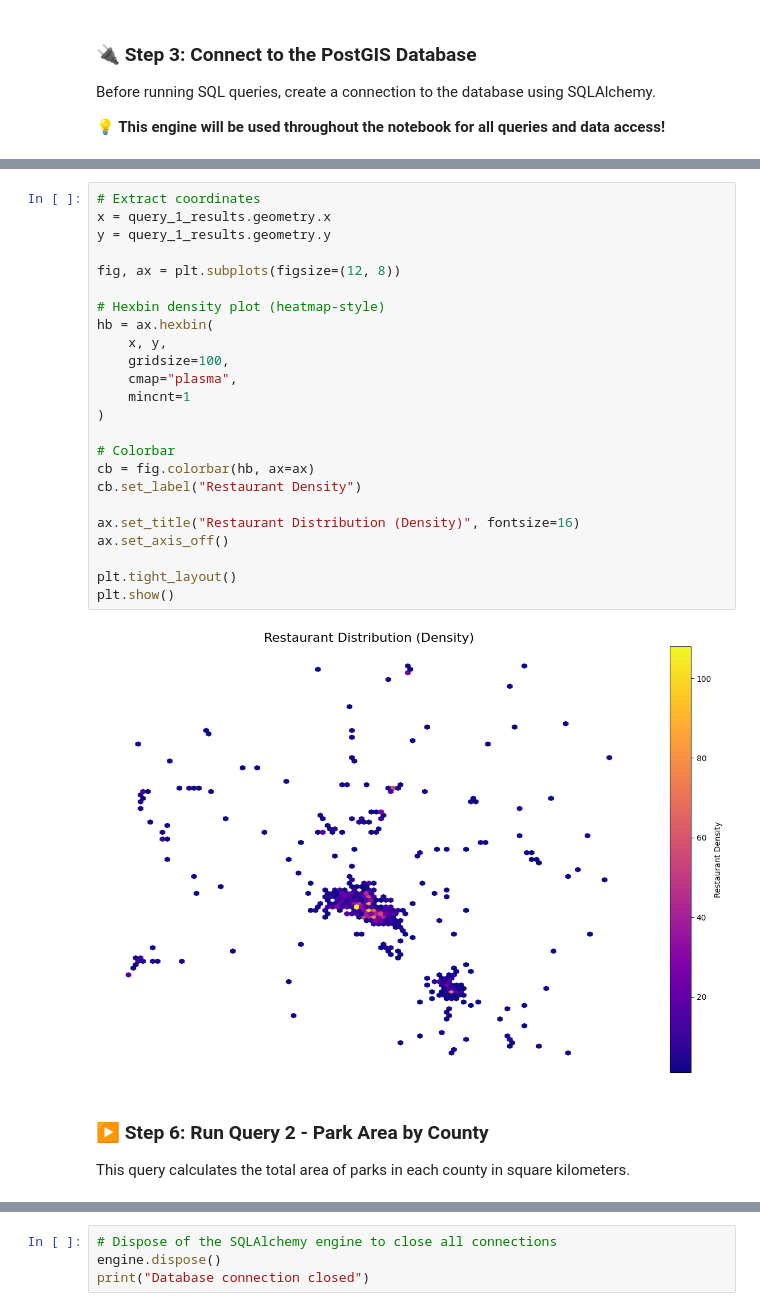
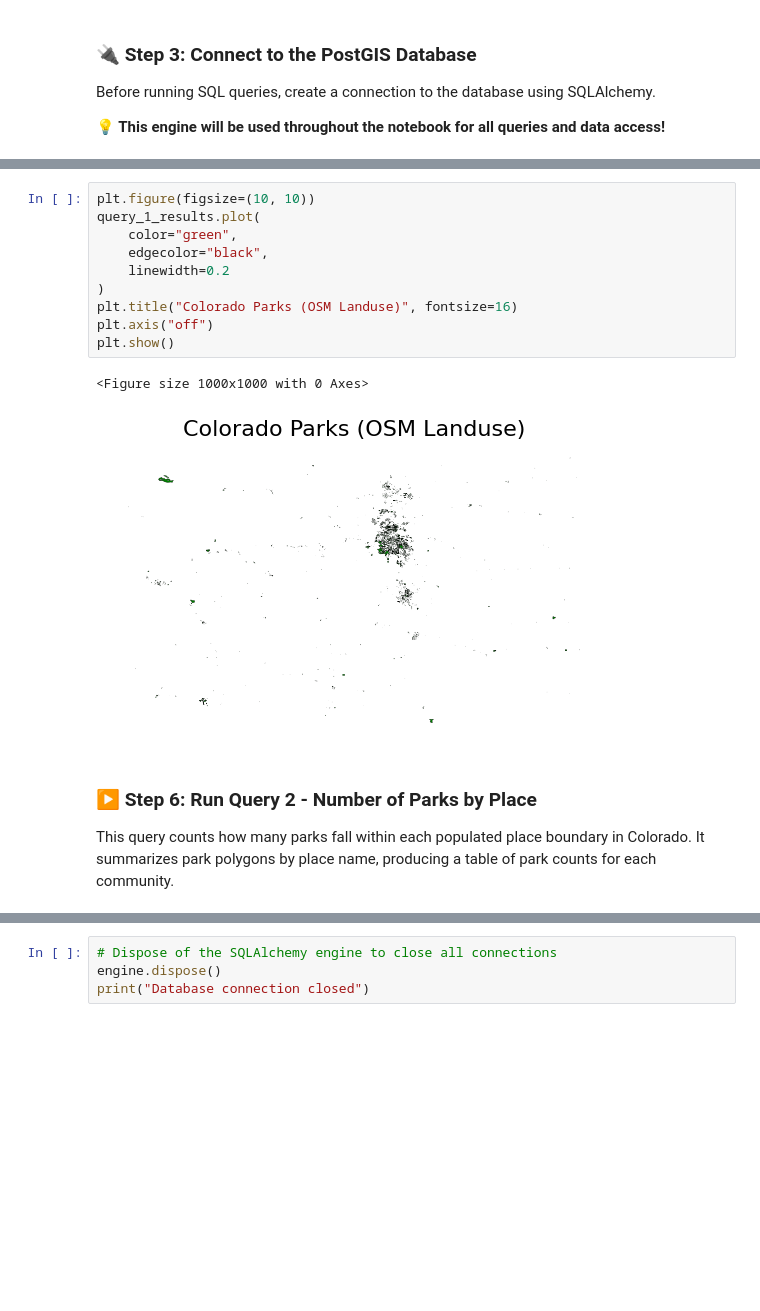
Before and after one commit to vswigart/gist604b-osm-postgis-sp26, a Jupyter notebook: notebooks/osm_postgis_queries_Colorado.ipynb, the cells around one changed output, grey strips where cells are left out. Saved outputs shown, nothing was run; the diff lists cells and outputs as text; blank space fills up the shorter version.

```diff
--- a/notebooks/osm_postgis_queries_Colorado.ipynb
+++ b/notebooks/osm_postgis_queries_Colorado.ipynb
@@ -168,31 +171,19 @@ In this map, restaurant locations are aggregated into hexagonal bins, allowing y
-# %%
-# Extract coordinates
-x = query_1_results.geometry.x
-y = query_1_results.geometry.y
-
-fig, ax = plt.subplots(figsize=(12, 8))
-
-# Hexbin density plot (heatmap-style)
-hb = ax.hexbin(
-    x, y,
-    gridsize=100,
-    cmap="plasma",
-    mincnt=1
-)
-
-# Colorbar
-cb = fig.colorbar(hb, ax=ax)
-cb.set_label("Restaurant Density")
-
-ax.set_title("Restaurant Distribution (Density)", fontsize=16)
-ax.set_axis_off()
-
-plt.tight_layout()
-plt.show()
-# %% [output]
-[figure, removed]
-# %% [markdown]
-### ▶️ Step 6: Run Query 2 - Park Area by County
-
-This query calculates the total area of parks in each county in square kilometers.
+# %%
+plt.figure(figsize=(10, 10))
+query_1_results.plot(
+    color="green",
+    edgecolor="black",
+    linewidth=0.2
+)
+plt.title("Colorado Parks (OSM Landuse)", fontsize=16)
+plt.axis("off")
+plt.show()
+# %% [output]
+<Figure size 1000x1000 with 0 Axes>
+[figure, added]
+# %% [markdown]
+### ▶️ Step 6: Run Query 2 - Number of Parks by Place
+
+This query counts how many parks fall within each populated place boundary in Colorado.
+It summarizes park polygons by place name, producing a table of park counts for each community.
 # %%
```
Also changed, not shown: parts of 22 cells of this notebook.
